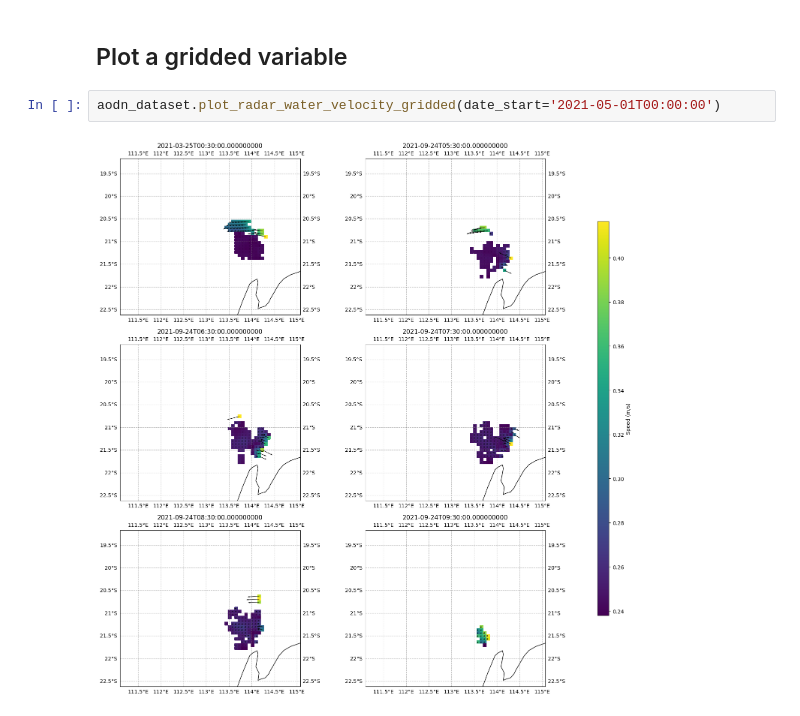
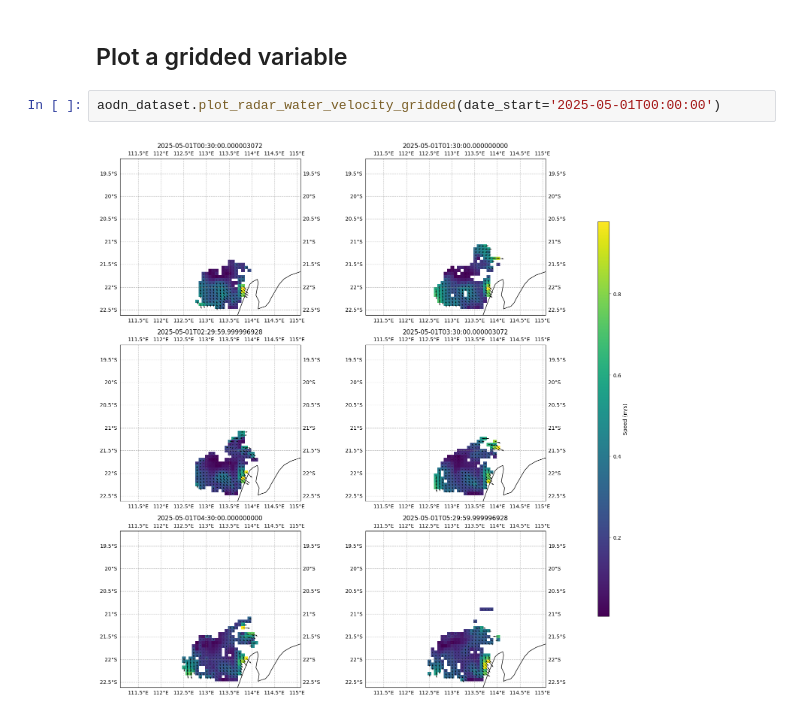
Before and after one commit to aodn/aodn_cloud_optimised, a Jupyter notebook: notebooks/radar_NorthWestShelf_velocity_hourly_averaged_realtime_nonqc.ipynb, the cells around one changed output. Drawn from its saved outputs; the diff is of its cells as text.

```diff
--- a/notebooks/radar_NorthWestShelf_velocity_hourly_averaged_realtime_nonqc.ipynb
+++ b/notebooks/radar_NorthWestShelf_velocity_hourly_averaged_realtime_nonqc.ipynb
@@ -72,8 +73,8 @@ aodn_dataset.plot_time_coverage()
 # %% [markdown]
 ## Plot a gridded variable
 # %%
-aodn_dataset.plot_radar_water_velocity_gridded(date_start='2021-05-01T00:00:00')
+aodn_dataset.plot_radar_water_velocity_gridded(date_start='2025-05-01T00:00:00')
 # %% [output]
-[figure, old version]
+[figure, new version]
 # %%
 %%time
```
Also changed, not shown: parts of 7 cells of this notebook.
